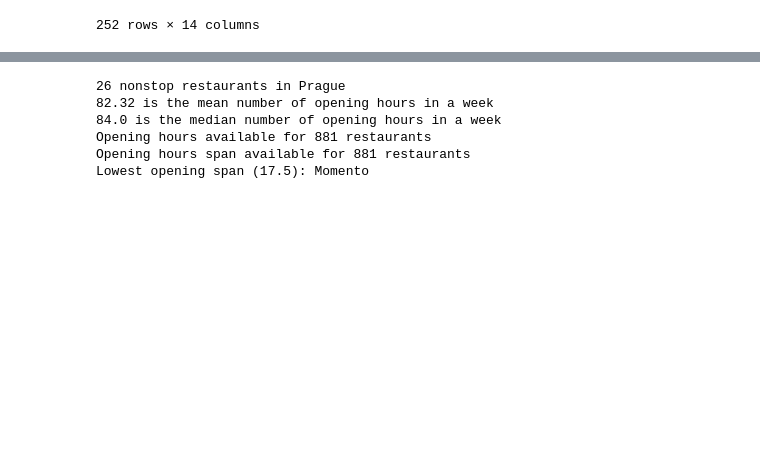
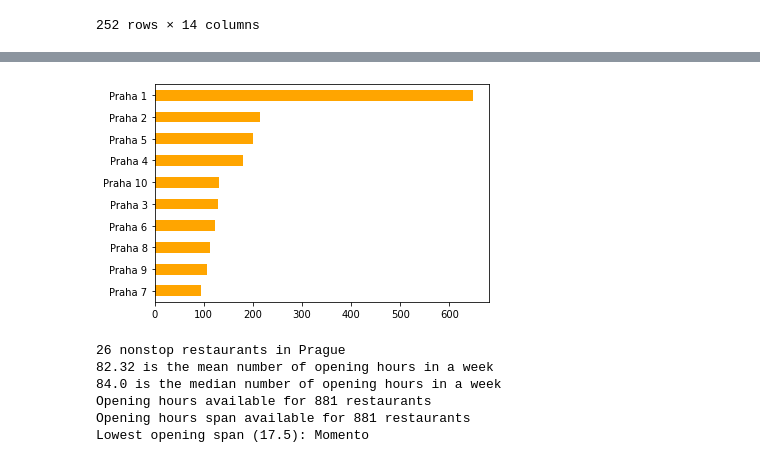
Before and after one commit to Matyas-Mattanelli/Webscraper-Zlate-Stranky, a Jupyter notebook: data_inspection_zlatestranky.ipynb, the cells around one changed output, grey strips where cells are left out. Saved outputs shown, nothing was run; the diff lists cells and outputs as text; code cells hidden in the pictures; blank space fills up the shorter version.

```diff
--- a/data_inspection_zlatestranky.ipynb
+++ b/data_inspection_zlatestranky.ipynb
@@ -159,3 +163,8 @@ legend=plt.legend()
+# %%
+#fig_size=plt.figure(figsize=(8,8))
+district_counts.plot.barh(color='orange').invert_yaxis()
+# %% [output]
+[figure, added]
 # %%
 #Summing the spans
 list_of_sums_of_spans=[]
```
Also changed, not shown: parts of 14 cells of this notebook.
